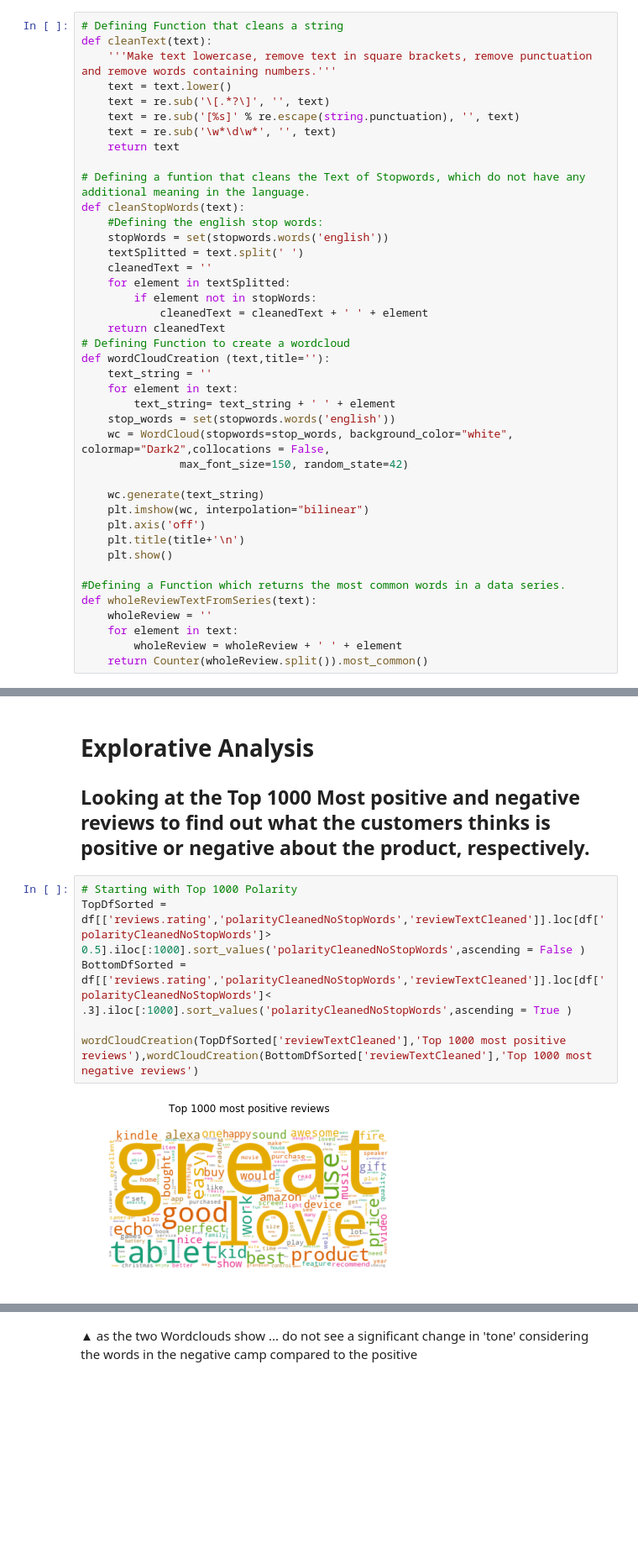
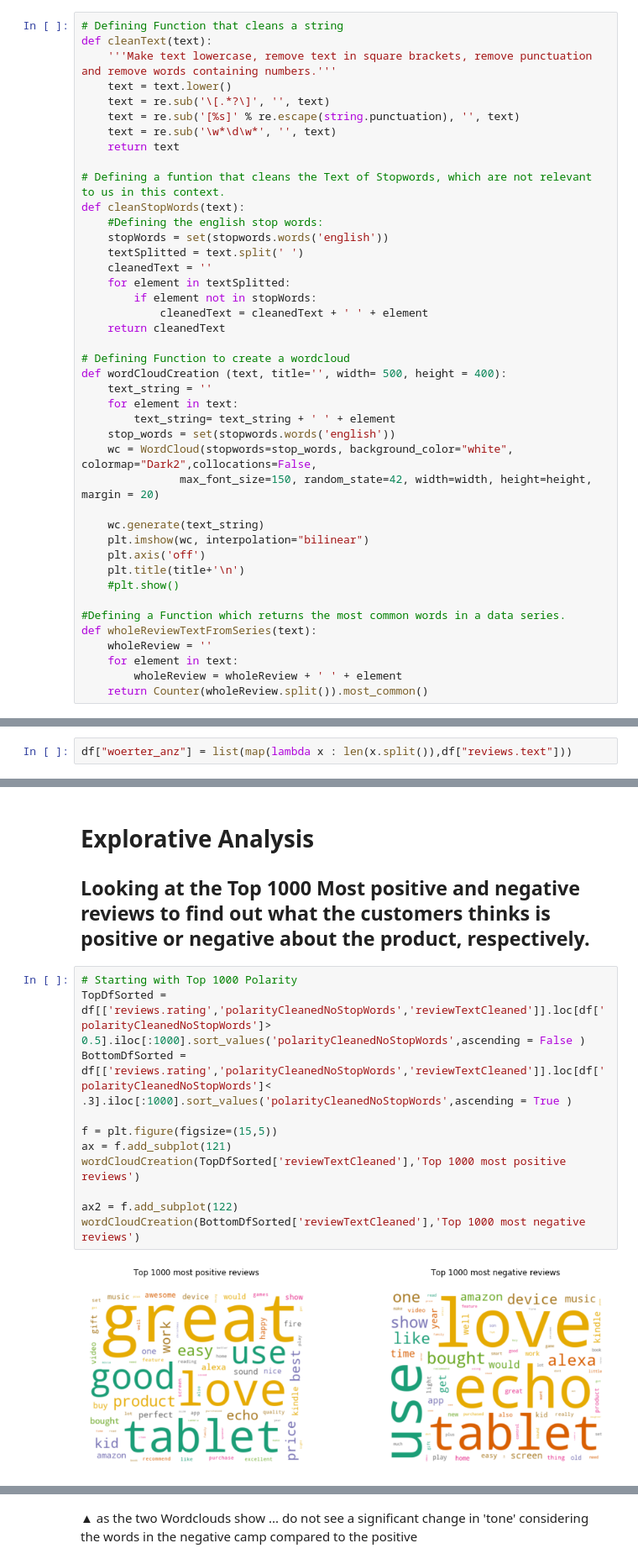
Before and after one commit to Krisselack/FHWN_Analysewerkzeuge, a Jupyter notebook: Sentiment.ipynb, the cells around one changed output, grey strips where cells are left out. Shown at 84% size. Cells and saved outputs as stored; diff of their text form; blank space fills up the shorter version.

Commit message:
additional analyses

```diff
--- a/Sentiment.ipynb
+++ b/Sentiment.ipynb
@@ -63,7 +62,7 @@ def cleanText(text):
     text = re.sub('\w*\d\w*', '', text)
     return text
 
-# Defining a funtion that cleans the Text of Stopwords, which do not have any additional meaning in the language.
+# Defining a funtion that cleans the Text of Stopwords, which are not relevant to us in this context.
 def cleanStopWords(text):
     #Defining the english stop words:
     stopWords = set(stopwords.words('english'))
@@ -73,20 +72,21 @@ def cleanStopWords(text):
         if element not in stopWords:
             cleanedText = cleanedText + ' ' + element
     return cleanedText
+
 # Defining Function to create a wordcloud
-def wordCloudCreation (text,title=''):
+def wordCloudCreation (text, title='', width= 500, height = 400):
     text_string = ''
     for element in text:
         text_string= text_string + ' ' + element
     stop_words = set(stopwords.words('english'))
-    wc = WordCloud(stopwords=stop_words, background_color="white", colormap="Dark2",collocations = False,
-               max_font_size=150, random_state=42)
+    wc = WordCloud(stopwords=stop_words, background_color="white", colormap="Dark2",collocations=False,
+               max_font_size=150, random_state=42, width=width, height=height, margin = 20)
 
     wc.generate(text_string)
     plt.imshow(wc, interpolation="bilinear")
     plt.axis('off')
     plt.title(title+'\n')
-    plt.show()
+    #plt.show()
 
 #Defining a Function which returns the most common words in a data series.
 def wholeReviewTextFromSeries(text):
@@ -149,0 +199,2 @@ As we seen in the cell above, there are some entries in the data set where a rat
+# %%
+df["woerter_anz"] = list(map(lambda x : len(x.split()),df["reviews.text"]))
@@ -153,8 +231,13 @@ As we seen in the cell above, there are some entries in the data set where a rat
 # %%
 # Starting with Top 1000 Polarity
 TopDfSorted = df[['reviews.rating','polarityCleanedNoStopWords','reviewTextCleaned']].loc[df['polarityCleanedNoStopWords']> 0.5].iloc[:1000].sort_values('polarityCleanedNoStopWords',ascending = False )
 BottomDfSorted = df[['reviews.rating','polarityCleanedNoStopWords','reviewTextCleaned']].loc[df['polarityCleanedNoStopWords']< .3].iloc[:1000].sort_values('polarityCleanedNoStopWords',ascending = True )
 
-wordCloudCreation(TopDfSorted['reviewTextCleaned'],'Top 1000 most positive reviews'),wordCloudCreation(BottomDfSorted['reviewTextCleaned'],'Top 1000 most negative reviews')
+f = plt.figure(figsize=(15,5))
+ax = f.add_subplot(121)
+wordCloudCreation(TopDfSorted['reviewTextCleaned'],'Top 1000 most positive reviews')
+
+ax2 = f.add_subplot(122)
+wordCloudCreation(BottomDfSorted['reviewTextCleaned'],'Top 1000 most negative reviews')
 # %% [output]
-[figure, old version]
+[figure, new version]
```
Also changed, not shown: parts of 15 cells of this notebook, 2 other files.
